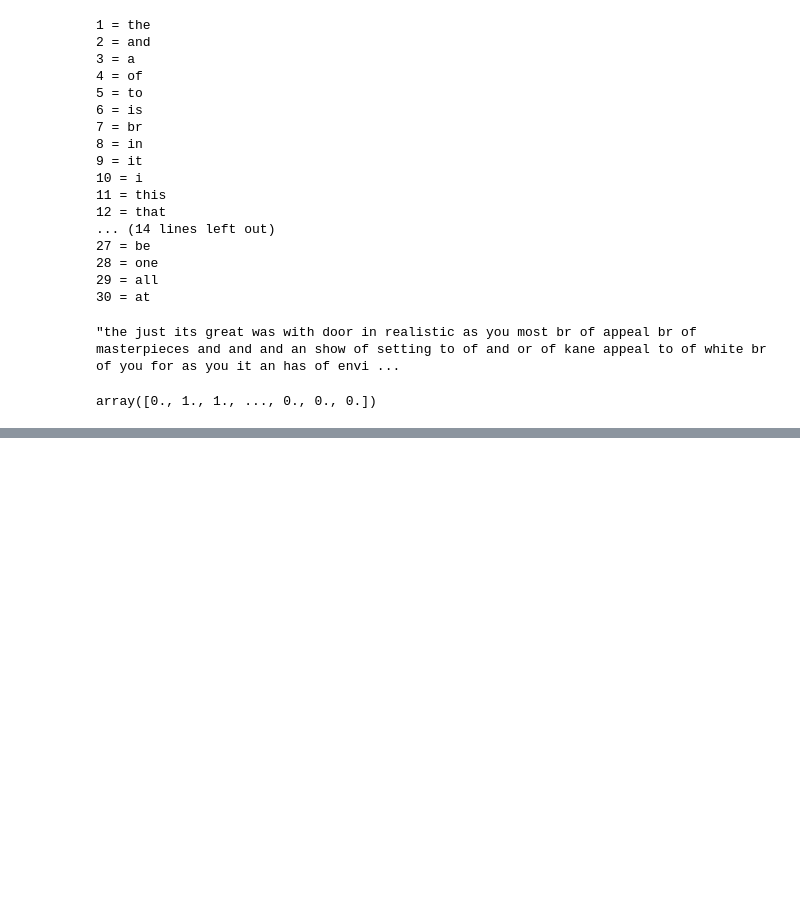
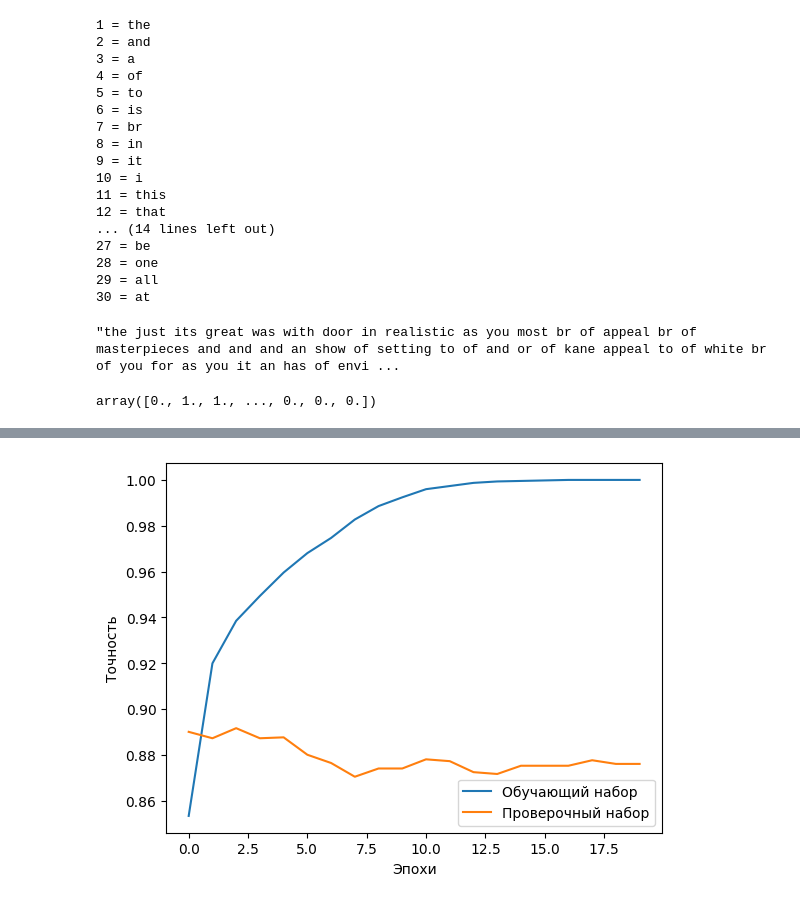
Before and after one commit to Serge1sm1rn/google.co-ab, a Jupyter notebook: Neural_feedback_film_IMDB.ipynb, the cells around one changed output, grey strips where cells are left out. Cells and saved outputs as stored; diff of their text form; code cells hidden in the pictures; blank space fills up the shorter version.

```diff
--- a/Neural_feedback_film_IMDB.ipynb
+++ b/Neural_feedback_film_IMDB.ipynb
@@ -109,4 +109,5 @@ model.add(layers.Dense(1, activation='sigmoid'))#Выходной слой
 #Компиляция модели
 # %%
 model.compile(optimizer='rmsprop',
-              loss = 'binary_cross'
+              loss = 'binary_crossentropy',
+              metrics=['accuracy'])
@@ -112,0 +116,2 @@ model.compile(optimizer='rmsprop',
+# %%
+textmodel = model.fit(x_train, y_train, epochs=20, batch_size=128,validation_split=0.1)#Размер выборки = 128, 10% передаем под проверку
@@ -112,0 +138,11 @@ model.compile(optimizer='rmsprop',
+# %%
+plt.plot(textmodel.history['accuracy'],
+         label = 'Обучающий набор')
+plt.plot(textmodel.history['val_accuracy'],
+         label = 'Проверочный набор')
+plt.xlabel('Эпохи')
+plt.ylabel('Точность')
+plt.legend()
+plt.show()
+# %% [output]
+[figure, added]
```
Also changed, not shown: parts of 5 cells of this notebook.
